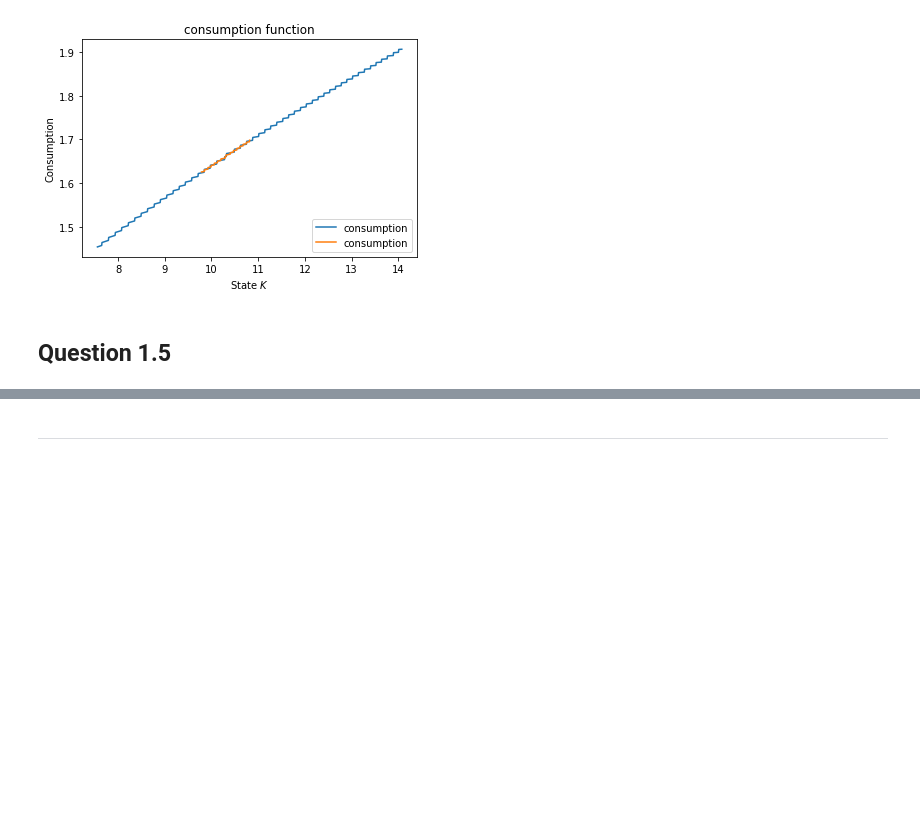
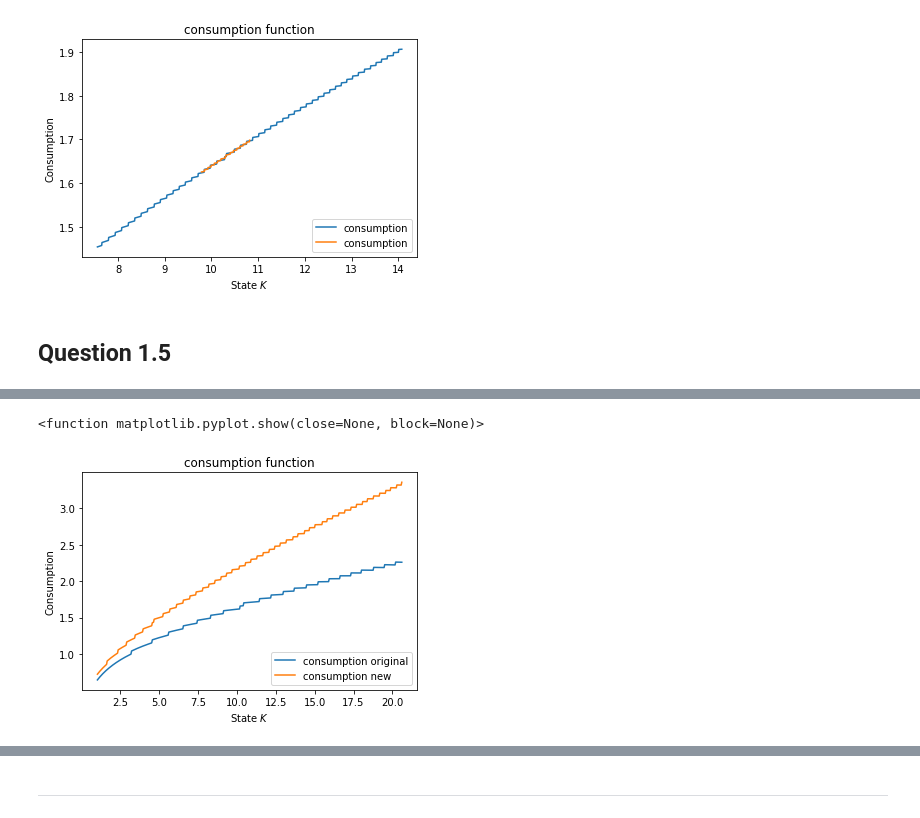
Before and after one commit to Ian-JY-Kim/Dynamic-Programming, a Jupyter notebook: Pset3-1.2-Value Function Iteration & Shooting.ipynb, the cells around one changed output, grey strips where cells are left out. Drawn from its saved outputs; the diff is of its cells as text; code cells hidden in the pictures; blank space fills up the shorter version.

```diff
--- a/Pset3-1.2-Value Function Iteration & Shooting.ipynb
+++ b/Pset3-1.2-Value Function Iteration & Shooting.ipynb
@@ -289,0 +285,29 @@ ax.legend(loc='lower right')                      # display legend
+# %%
+consumption2_3000 = []
+consumption_new = []
+for i in range(len(grid_500)):
+    K = grid_500[i]
+    temp_list = list(policy2_3000.values())
+    temp_list_new = list(policy_new_delta.values())
+    K_prime = temp_list[i]
+    K_prime_new = temp_list_new[i]
+
+    temp = A*(K**alpha) + (1-delta)*K - K_prime
+    consumption2_3000.append(temp)
+
+    temp_new = A*(K**alpha) + (1-delta)*K - K_prime_new
+    consumption_new.append(temp_new)
+
+
+fig, ax = plt.subplots()
+ax.plot(grid2_500, consumption2_3000, label = 'consumption original')
+ax.plot(grid2_500, consumption_new, label = 'consumption new')
+
+ax.set_title('consumption function')
+ax.set(xlabel='State $K$',ylabel='Consumption')          # describe axes
+ax.legend(loc='lower right')                      # display legend
+
+plt.show
+# %% [output]
+<function matplotlib.pyplot.show(close=None, block=None)>
+[figure, added]
```
Also changed, not shown: parts of 35 cells of this notebook.
